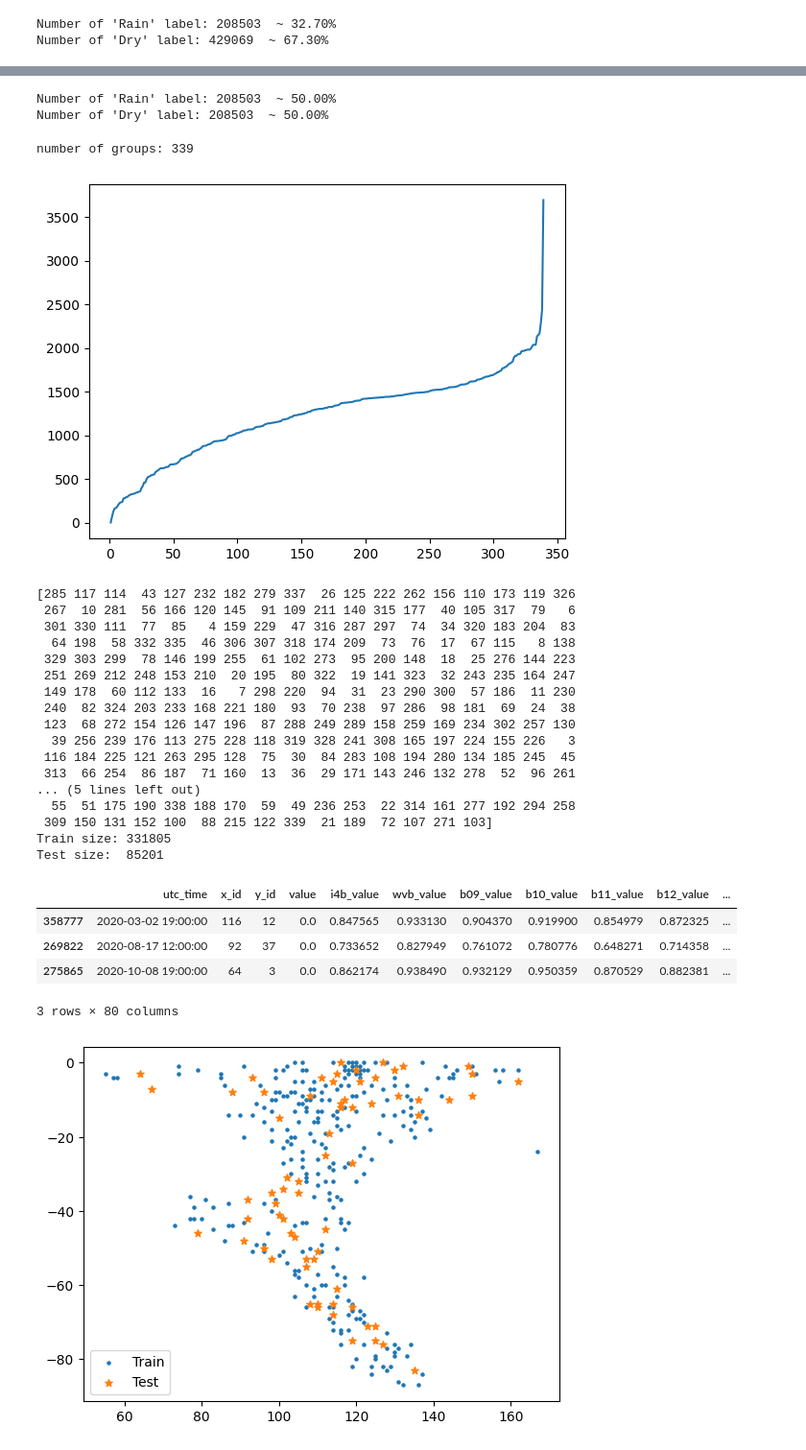
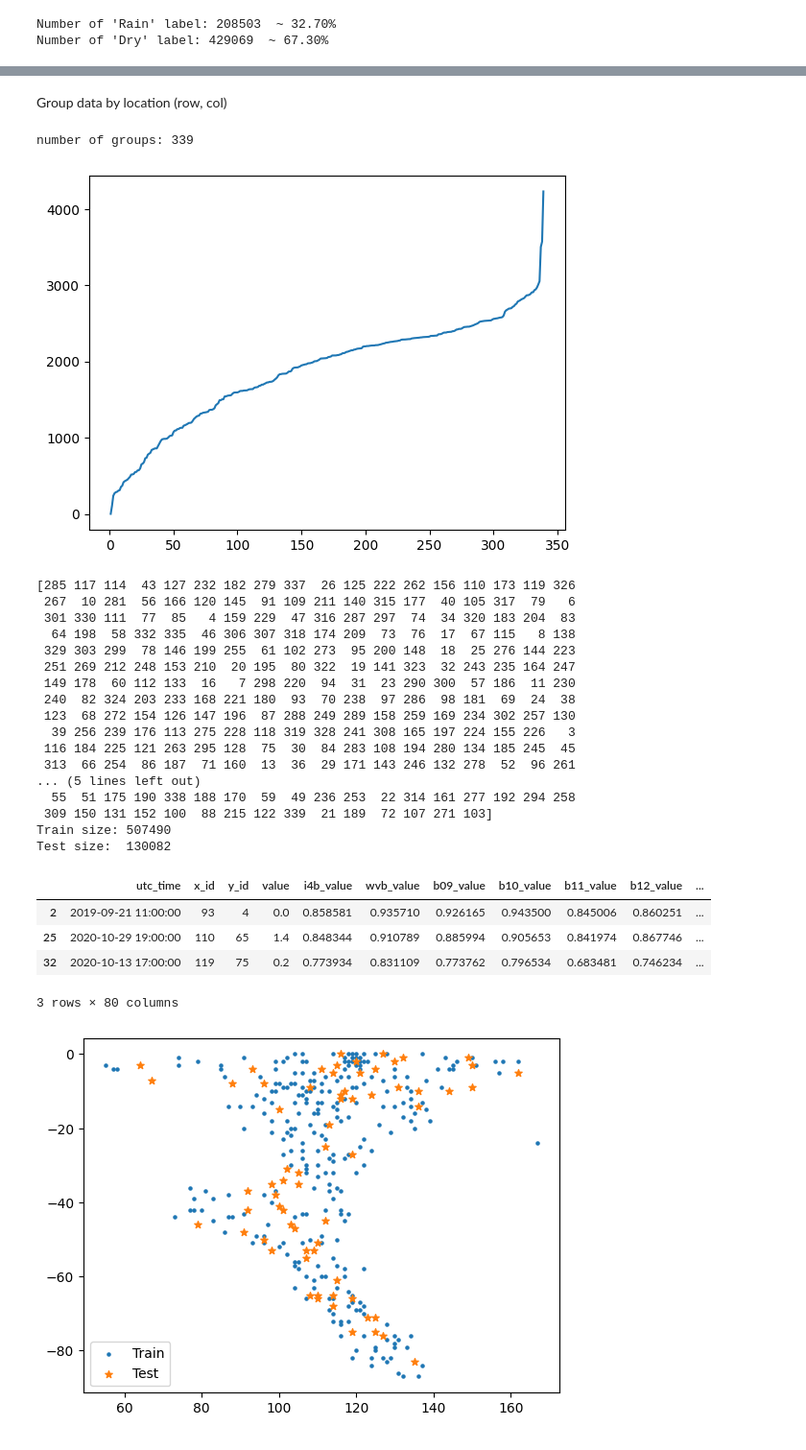
Before and after one commit to ngpminhanh/RainfallEstimation, a Jupyter notebook: Classification/TestSplit.ipynb, the cells around one changed output, grey strips where cells are left out. Shown at 96% size. Cells and saved outputs as stored; diff of their text form; code cells hidden in the pictures.

```diff
--- a/Classification/TestSplit.ipynb
+++ b/Classification/TestSplit.ipynb
@@ -66,36 +58,35 @@ False: 208503
 # %%
-# create classified label column with threshold 0 mm
-# True: Rain label, value > 0
-# False: Dry label, value = 0
+# # create classified label column with threshold 0 mm
+# # True: Rain label, value > 0
+# # False: Dry label, value = 0
 
-N = data_res.shape[0] # whole data size
-rain = data_res[data_res['value'] > 0.2].shape[0] # rain size
-dry = data_res[~ (data_res['value'] > 0.2)].shape[0] # dry size
+# N = data_res.shape[0] # whole data size
+# rain = data_res[data_res['value'] > 0.2].shape[0] # rain size
+# dry = data_res[~ (data_res['value'] > 0.2)].shape[0] # dry size
 
-print("Number of 'Rain' label:", rain, ' ~ {0:.2f}%'.format(rain / N * 100))
-print("Number of 'Dry' label:", dry, ' ~ {0:.2f}%'.format(dry / N * 100))
+# print("Number of 'Rain' label:", rain, ' ~ {0:.2f}%'.format(rain / N * 100))
+# print("Number of 'Dry' label:", dry, ' ~ {0:.2f}%'.format(dry / N * 100))
-# %% [output]
-Number of 'Rain' label: 208503  ~ 50.00%
-Number of 'Dry' label: 208503  ~ 50.00%
+# %% [markdown]
+Group data by location (row, col)
 # %%
 # group data by location (row, col)
-grps = data_res.groupby(['y_id', 'x_id']).size().rename("Count")
+grps = data.groupby(['y_id', 'x_id']).size().rename("Count")
 
 # number of station (pixel, group)
 print("number of groups:", len(grps))
 
 # plot distribution of each station sample size
 plt.plot(
     np.arange(1, len(grps) + 1, 1),
     grps.sort_values(),
 )
 
 plt.show()
 # %% [output]
 number of groups: 339
-[figure, old version]
+[figure, new version]
 # %%
-grps = data_res.groupby(['y_id', 'x_id'])
+grps = data.groupby(['y_id', 'x_id'])
 
 # Number of station as test set
 n_groups = int(len(grps) * 0.2)
@@ -110,13 +101,13 @@ ids = np.arange(len(grps)) + 1
 ids = shuffle(ids, random_state=random_state)
 print(ids)
 for i, (idx, grp) in enumerate(grps):
-    data_res.loc[grp.index, 'group'] = ids[i]
+    data.loc[grp.index, 'group'] = ids[i]
 
 # shuffle data then split train/test
-train_idx, test_idx = next(lpgo.split(data_res, groups=data_res['group']))
+train_idx, test_idx = next(lpgo.split(data, groups=data['group']))
 
-data_train = data_res.iloc[train_idx]
-data_test = data_res.iloc[test_idx]
+data_train = data.iloc[train_idx]
+data_test = data.iloc[test_idx]
 
 print("Train size:", len(data_train))
 
@@ -139,12 +130,12 @@ data_test.head(3)
 ... (5 lines left out)
   55  51 175 190 338 188 170  59  49 236 253  22 314 161 277 192 294 258
  309 150 131 152 100  88 215 122 339  21 189  72 107 271 103]
-Train size: 331805
-Test size:  85201
+Train size: 507490
+Test size:  130082
 |  | utc_time | x_id | y_id | value | i4b_value | wvb_value | b09_value | b10_value | b11_value | b12_value | ... |
-| 358777 | 2020-03-02 19:00:00 | 116 | 12 | 0.0 | 0.847565 | 0.933130 | 0.904370 | 0.919900 | 0.854979 | 0.872325 | ... |
-| 269822 | 2020-08-17 12:00:00 | 92 | 37 | 0.0 | 0.733652 | 0.827949 | 0.761072 | 0.780776 | 0.648271 | 0.714358 | ... |
-| 275865 | 2020-10-08 19:00:00 | 64 | 3 | 0.0 | 0.862174 | 0.938490 | 0.932129 | 0.950359 | 0.870529 | 0.882381 | ... |
+| 2 | 2019-09-21 11:00:00 | 93 | 4 | 0.0 | 0.858581 | 0.935710 | 0.926165 | 0.943500 | 0.845006 | 0.860251 | ... |
+| 25 | 2020-10-29 19:00:00 | 110 | 65 | 1.4 | 0.848344 | 0.910789 | 0.885994 | 0.905653 | 0.841974 | 0.867746 | ... |
+| 32 | 2020-10-13 17:00:00 | 119 | 75 | 0.2 | 0.773934 | 0.831109 | 0.773762 | 0.796534 | 0.683481 | 0.746234 | ... |
 3 rows × 80 columns
 # %%
 # plot train test location
```
Also changed, not shown: parts of 3 cells of this notebook, 1 other file.
